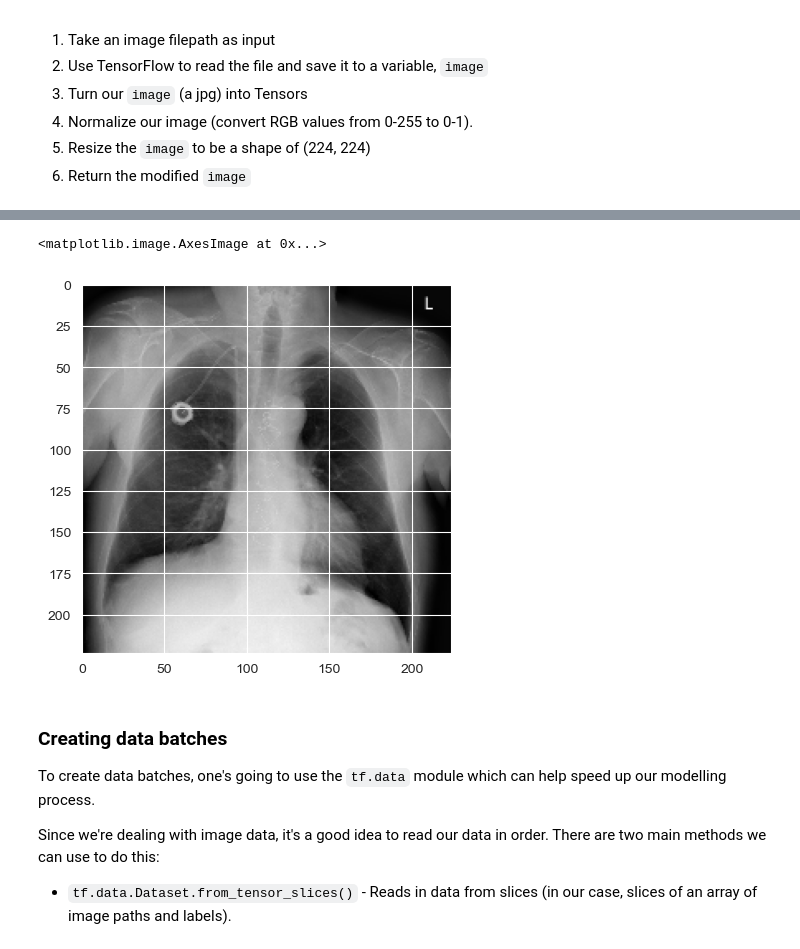
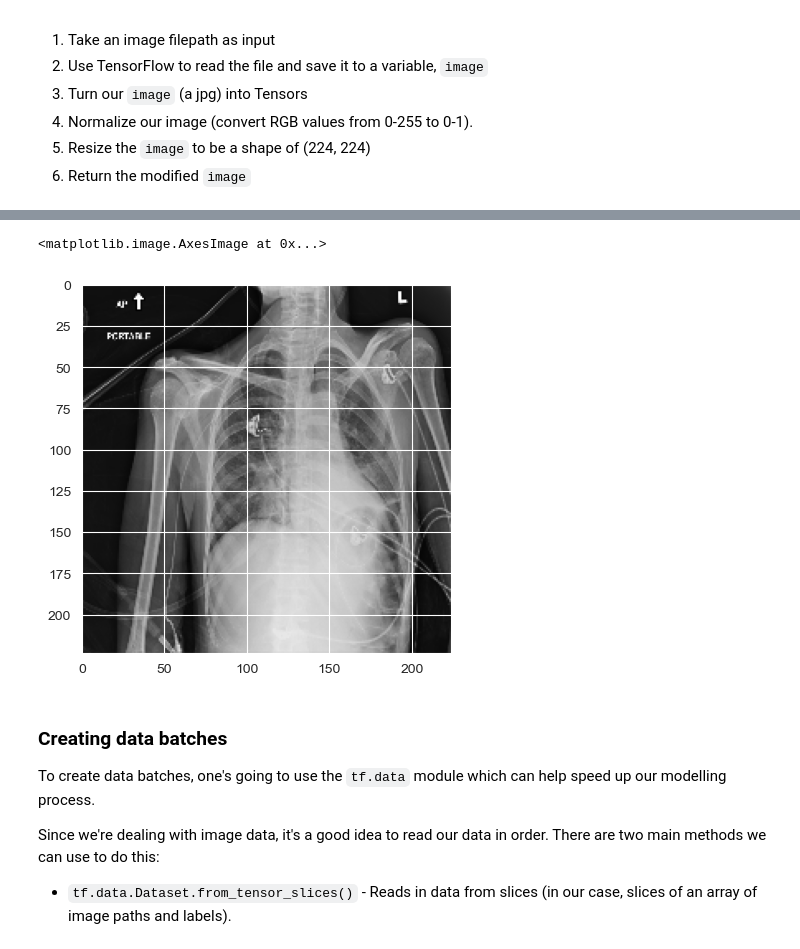
Before and after one commit to bprzybysz/chest-xray-classification, a Jupyter notebook: chest-xray-classification.ipynb, the cells around one changed output, grey strips where cells are left out. Cells and saved outputs as stored; diff of their text form; code cells hidden in the pictures.

```diff
--- a/chest-xray-classification.ipynb
+++ b/chest-xray-classification.ipynb
@@ -316,8 +258,7 @@ list(enumerate(data.columns))
 # %%
 # Split data into train and test sets
-
-X = data.iloc[:, 0:10]
-y = data.iloc[:, 11]
+X = balanced_data.iloc[:, 0:10]
+y = balanced_data.iloc[:, 11].map(lambda x: np.array(x.tolist(), dtype=np.float32))
 # %%
 y.head()
 # %% [output]
@@ -343,0 +282,2 @@ IMAGE_COUNT = 10000
+# %%
+X = X.iloc[:, 0]
@@ -345,8 +294,7 @@ IMAGE_COUNT = 10000
 # Split data into train and test sets
 from sklearn.model_selection import train_test_split
 
-X_train, X_valid, y_train, y_valid = train_test_split(X[:IMAGE_COUNT],
-                                                      np.array(y[:IMAGE_COUNT]),
+X_train, X_valid, y_train, y_valid = train_test_split(X, y,
                                                       test_size=0.2,
                                                       random_state=42)
 
@@ -392,4 +340,4 @@ def process_image(image_path, img_size=IMG_SIZE):
     return img
 # %%
 # Let's test function with a random image
-image = process_image(X_train["image_path"].iloc[0]);
+image = process_image(X_train.iloc[1]);
@@ -400,10 +344,9 @@ Metal device set to: Apple M1 Pro
 # %%
-image
 # display image
 plt.imshow(image)
 # %% [output]
 <matplotlib.image.AxesImage at 0x...>
-[figure, old version]
+[figure, new version]
 # %% [markdown]
 ### Creating data batches
 
```
Also changed, not shown: parts of 20 cells of this notebook.
